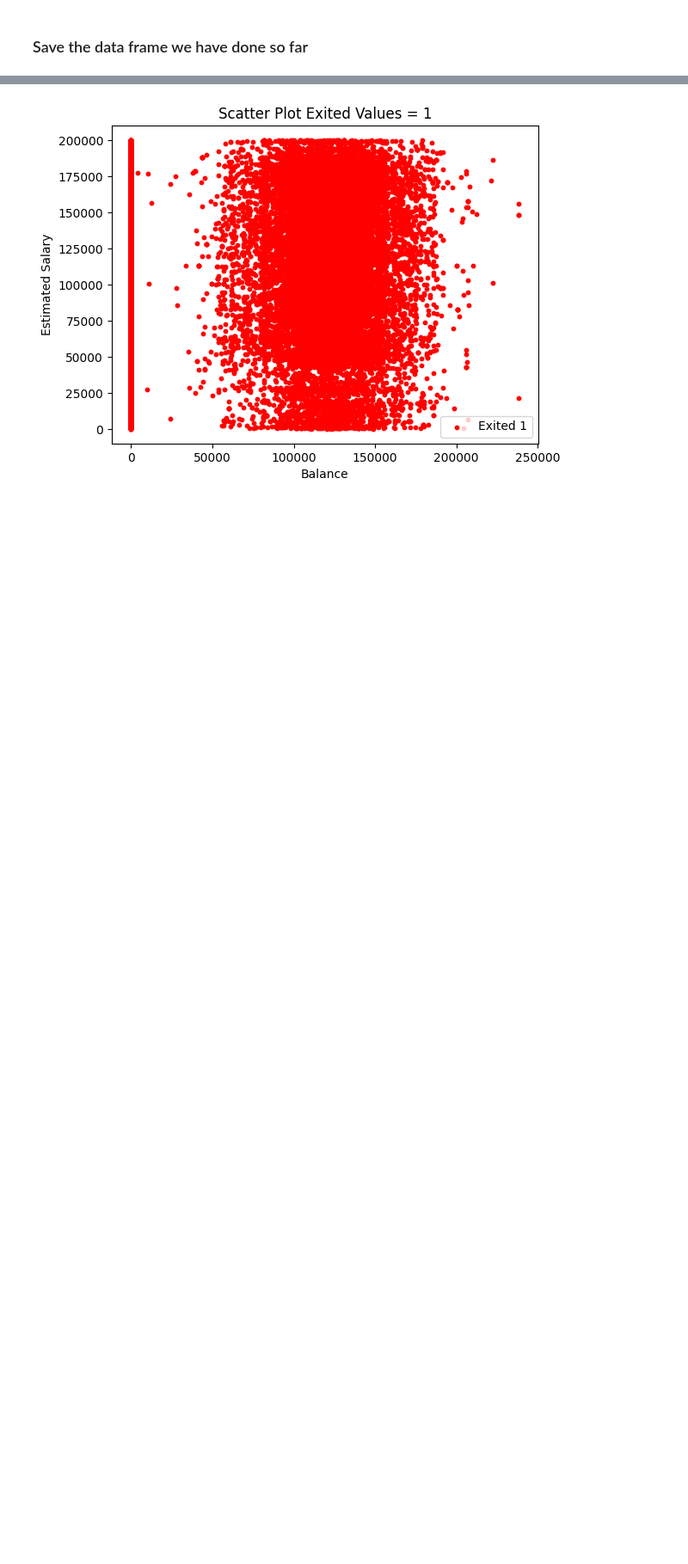
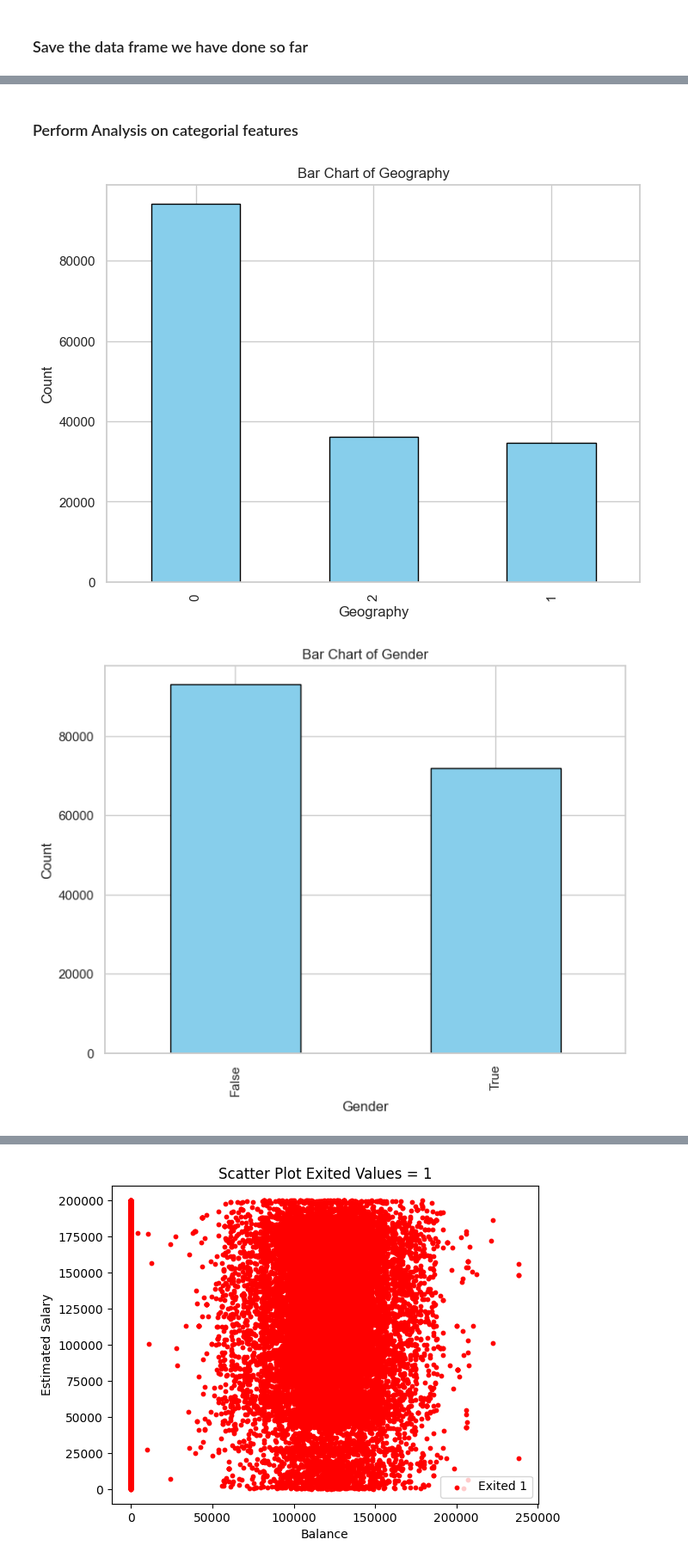
Before and after one commit to MohamedEbrahem1/Binary-Classification-with-a-Bank-Churn-Dataset, a Jupyter notebook: src.ipynb, the cells around one changed output, grey strips where cells are left out. Shown at 86% size. Saved outputs shown, nothing was run; the diff lists cells and outputs as text; code cells hidden in the pictures; blank space fills up the shorter version.

```diff
--- a/src.ipynb
+++ b/src.ipynb
@@ -159,0 +246,37 @@ plt.show()
+# %% [markdown]
+### Perform Analysis on categorial features
+# %%
+# Assuming 'target_column' is the name of your target column
+# and 'train' is your DataFrame
+target_column = 'Exited'
+
+# List of numerical features
+categorial_features = ["Geography", "Gender", "Tenure", "NumOfProducts","HasCrCard","IsActiveMember"]
+
+for feature in categorial_features:
+    plt.figure(figsize=(8, 6))
+    train[feature].value_counts().plot(kind='bar', color='skyblue', edgecolor='black')
+    plt.xlabel(feature)
+    plt.ylabel('Count')
+    plt.title(f'Bar Chart of {feature}')
+    plt.show()
+# Create a pivot table
+pivot_table = pd.pivot_table(train, values=categorial_features, index=target_column, aggfunc='mean')
+
+# Display the pivot table
+print(pivot_table)
+
+# Create a pivot table for balance  0
+pivot_table_balance_0 = pd.pivot_table(train[train["Balance"] == 0], values=categorial_features, index=target_column, aggfunc='mean')
+
+# Display the pivot table
+print(pivot_table_balance_0)
+
+# Create a pivot table for other balances
+pivot_table_balance_1 = pd.pivot_table(train[train["Balance"] != 0], values=categorial_features, index=target_column, aggfunc='mean')
+
+# Display the pivot table
+print(pivot_table_balance_1)
+# %% [output]
+[figure, added]
+[figure, added]
```
Also changed, not shown: parts of 22 cells of this notebook, 3 other files.
